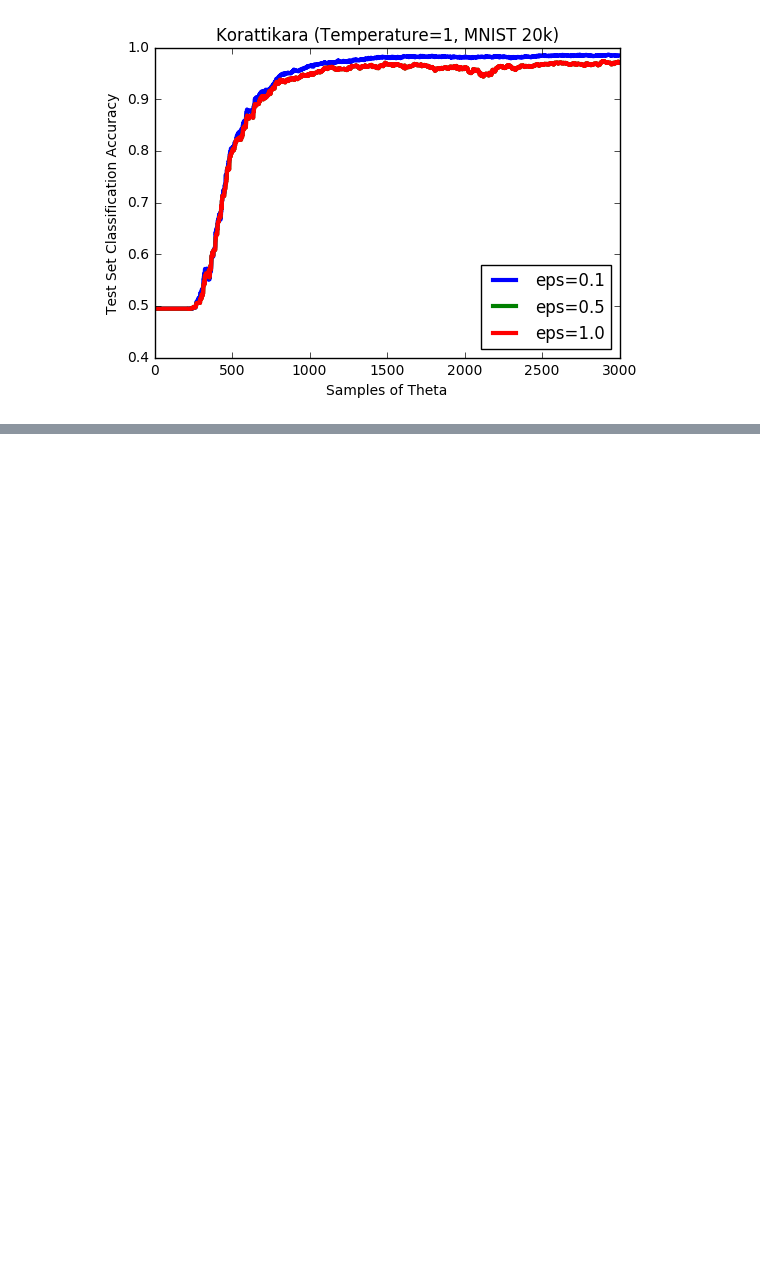
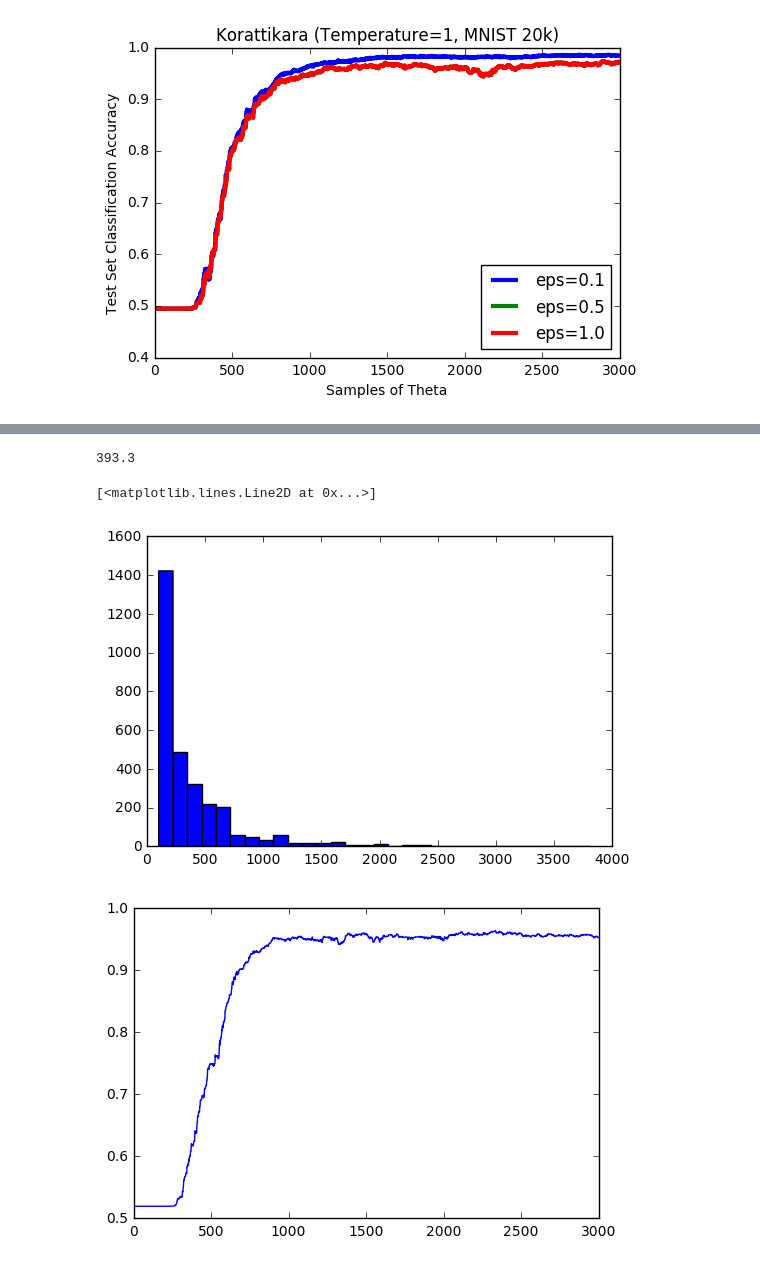
Before and after one commit to DanielTakeshi/New_MH_Test, a Jupyter notebook: code/plot_result_logisticRegression.ipynb, the cells around one changed output, grey strips where cells are left out. Cells and saved outputs as stored; diff of their text form; code cells hidden in the pictures; blank space fills up the shorter version.

```diff
--- a/code/plot_result_logisticRegression.ipynb
+++ b/code/plot_result_logisticRegression.ipynb
@@ -450,0 +444,32 @@ plt.tight_layout()
+# %%
+N = 3000
+di = "final_output/"
+
+df_ours = h5py.File(di+ 'logistic_results_ours_450000.mat');
+df_kora = h5py.File(di+ 'logistic_results_kora_450000.mat');
+
+samples_ours  = np.array(df_ours['samples_ours'])
+mb_size_ours  = np.array(df_ours['mb_size_ours']).reshape(N,1)
+cum_size_ours = np.array(df_ours['cum_size_ours']).reshape(N,1)
+ll_test_ours  = np.array(df_ours['ll_test_ours']).reshape(N,1)
+accuracy_ours = np.array(df_ours['accuracy_ours']).reshape(N,1)
+
+samples_kora  = np.array(df_kora['samples_kora'])
+mb_size_kora  = np.array(df_kora['mb_size_kora']).reshape(N,1)
+cum_size_kora = np.array(df_kora['cum_size_kora']).reshape(N,1)
+ll_test_kora  = np.array(df_kora['ll_test_kora']).reshape(N,1)
+accuracy_kora = np.array(df_kora['accuracy_kora']).reshape(N,1)
+
+assert samples_ours.shape == (N,784)
+assert samples_kora.shape == (N,784)
+
+plt.figure()
+plt.hist(mb_size_ours,bins=30)
+print(np.mean(mb_size_ours))
+plt.figure()
+plt.plot(accuracy_ours)
+# %% [output]
+393.3
+[<matplotlib.lines.Line2D at 0x...>]
+[figure, added]
+[figure, added]
```
Also changed, not shown: parts of 1 cell of this notebook, 2 other files.
